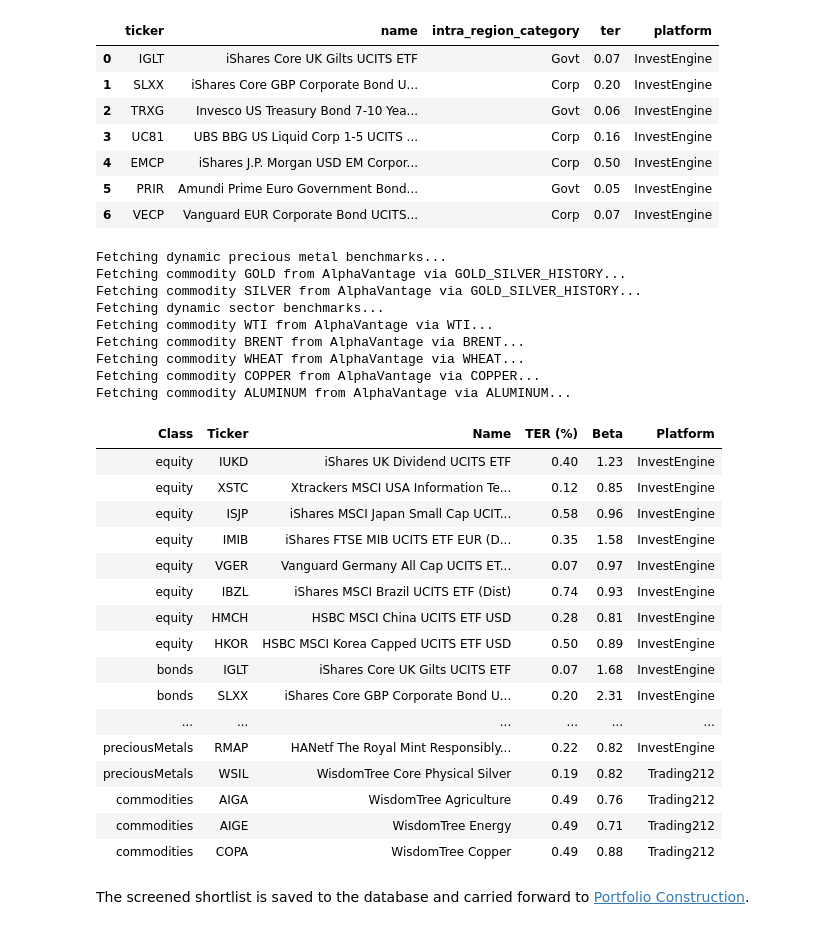
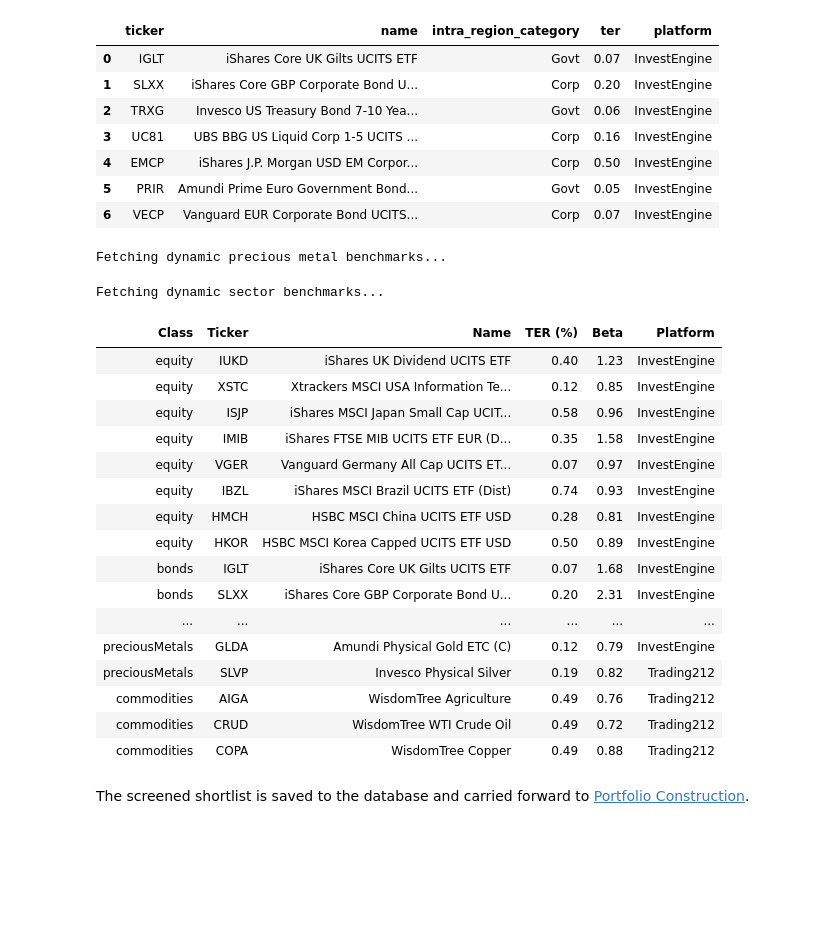
Before and after one commit to nairraks/etf-isa-portfolio, a Jupyter notebook: notebooks/02_etf_screening.ipynb, the cells around one changed output. Drawn from its saved outputs; the diff is of its cells as text; code cells hidden in the pictures; blank space fills up the shorter version.

Commit message:
remove rmap and wsil, modify the beta to be 0.78 to get more precious metal commodities, fix the allocation logic to be 100%

```diff
--- a/notebooks/02_etf_screening.ipynb
+++ b/notebooks/02_etf_screening.ipynb
@@ -436,8 +436,8 @@ if pm_raw_path.exists():
     pm_filtered['platform'] = pm_filtered.apply(lambda row: check_platform(row['ticker'], name=row['name']), axis=1)
     pm_filtered = pm_filtered[pm_filtered['platform'].notna()]
 
-    #Tickers to exclude (no london listing, xgdp no price in AV)
-    remove_tickers = ['4GLD','XGDP']
+    #Tickers to exclude (no london listing, xgdp no price in AV, WSIL/RMAP/GLDW requires pre-clearance)
+    remove_tickers = ['4GLD','XGDP','WSIL', 'RMAP','GLDW']
     pm_filtered = pm_filtered[~pm_filtered['ticker'].isin(remove_tickers)]
 
     print("Fetching dynamic precious metal benchmarks...")
@@ -446,7 +446,7 @@ if pm_raw_path.exists():
         'silver': provider.get_benchmark_period_return('SILVER', start='2024-12-31', end='2025-12-31'),
     }
     pm_filtered['beta'] = pm_filtered.apply(_get_pm_beta, axis=1)
-    pm_filtered = pm_filtered[pm_filtered['beta'] >= 0.8]
+    pm_filtered = pm_filtered[pm_filtered['beta'] >= 0.78]
 
     main_df_pm = pm_filtered[pm_filtered['metal_type'].isin(['gold', 'silver'])].sort_values(['ter', 'size','beta']).groupby('metal_type').first().reset_index()
     main_df_pm['intra_region_category'] = main_df_pm['metal_type'].str.capitalize()
@@ -470,7 +470,7 @@ if cmd_raw_path.exists():
     cmd_df['region_category'] = 'Global'
     cmd_df['intra_region_category'] = cmd_df.apply(_commodity_category, axis=1)
 
-    remove_tickers = ['WEAP']#no prices in alphavantage
+    remove_tickers = ['WEAP','AIGE']#no prices in alphavantage, AIGE is a broad energy etf
     cmd_df = cmd_df[~cmd_df['ticker'].isin(remove_tickers)]
 
 
@@ -491,45 +491,38 @@ dfs = [df for df in [main_df_equities, main_df_bonds, main_df_pm, main_df_cmd] i
 if dfs:
     summary_df = pd.concat(dfs, ignore_index=True)
     (
         summary_df[['asset_class', 'ticker', 'name', 'ter', 'beta', 'platform']]
         .rename(columns={
             'asset_class': 'Class',
             'ticker': 'Ticker',
             'name': 'Name',
             'ter': 'TER (%)',
             'beta': 'Beta',
             'platform': 'Platform',
         })
         .style.format({'TER (%)': '{:.2f}', 'Beta': '{:.2f}'})
         .hide(axis='index')
         .pipe(display)
     )
 # %% [output]
 Fetching dynamic precious metal benchmarks...
-Fetching commodity GOLD from AlphaVantage via GOLD_SILVER_HISTORY...
-Fetching commodity SILVER from AlphaVantage via GOLD_SILVER_HISTORY...
-Fetching dynamic sector benchmarks...
-Fetching commodity WTI from AlphaVantage via WTI...
-Fetching commodity BRENT from AlphaVantage via BRENT...
-Fetching commodity WHEAT from AlphaVantage via WHEAT...
-Fetching commodity COPPER from AlphaVantage via COPPER...
-Fetching commodity ALUMINUM from AlphaVantage via ALUMINUM...
+Fetching dynamic sector benchmarks...
 | Class | Ticker | Name | TER (%) | Beta | Platform |
 | equity | IUKD | iShares UK Dividend UCITS ETF | 0.40 | 1.23 | InvestEngine |
 | equity | XSTC | Xtrackers MSCI USA Information Te... | 0.12 | 0.85 | InvestEngine |
 | equity | ISJP | iShares MSCI Japan Small Cap UCIT... | 0.58 | 0.96 | InvestEngine |
 | equity | IMIB | iShares FTSE MIB UCITS ETF EUR (D... | 0.35 | 1.58 | InvestEngine |
 | equity | VGER | Vanguard Germany All Cap UCITS ET... | 0.07 | 0.97 | InvestEngine |
 | equity | IBZL | iShares MSCI Brazil UCITS ETF (Dist) | 0.74 | 0.93 | InvestEngine |
 | equity | HMCH | HSBC MSCI China UCITS ETF USD | 0.28 | 0.81 | InvestEngine |
 | equity | HKOR | HSBC MSCI Korea Capped UCITS ETF USD | 0.50 | 0.89 | InvestEngine |
 | bonds | IGLT | iShares Core UK Gilts UCITS ETF | 0.07 | 1.68 | InvestEngine |
 | bonds | SLXX | iShares Core GBP Corporate Bond U... | 0.20 | 2.31 | InvestEngine |
 | ... | ... | ... | ... | ... | ... |
-| preciousMetals | RMAP | HANetf The Royal Mint Responsibly... | 0.22 | 0.82 | InvestEngine |
-| preciousMetals | WSIL | WisdomTree Core Physical Silver | 0.19 | 0.82 | Trading212 |
+| preciousMetals | GLDA | Amundi Physical Gold ETC (C) | 0.12 | 0.79 | InvestEngine |
+| preciousMetals | SLVP | Invesco Physical Silver | 0.19 | 0.82 | Trading212 |
 | commodities | AIGA | WisdomTree Agriculture | 0.49 | 0.76 | Trading212 |
-| commodities | AIGE | WisdomTree Energy | 0.49 | 0.71 | Trading212 |
+| commodities | CRUD | WisdomTree WTI Crude Oil | 0.49 | 0.72 | Trading212 |
 | commodities | COPA | WisdomTree Copper | 0.49 | 0.88 | Trading212 |
 # %% [markdown]
 The screened shortlist is saved to the database and carried forward to
```
Also changed, not shown: 1 other file.
